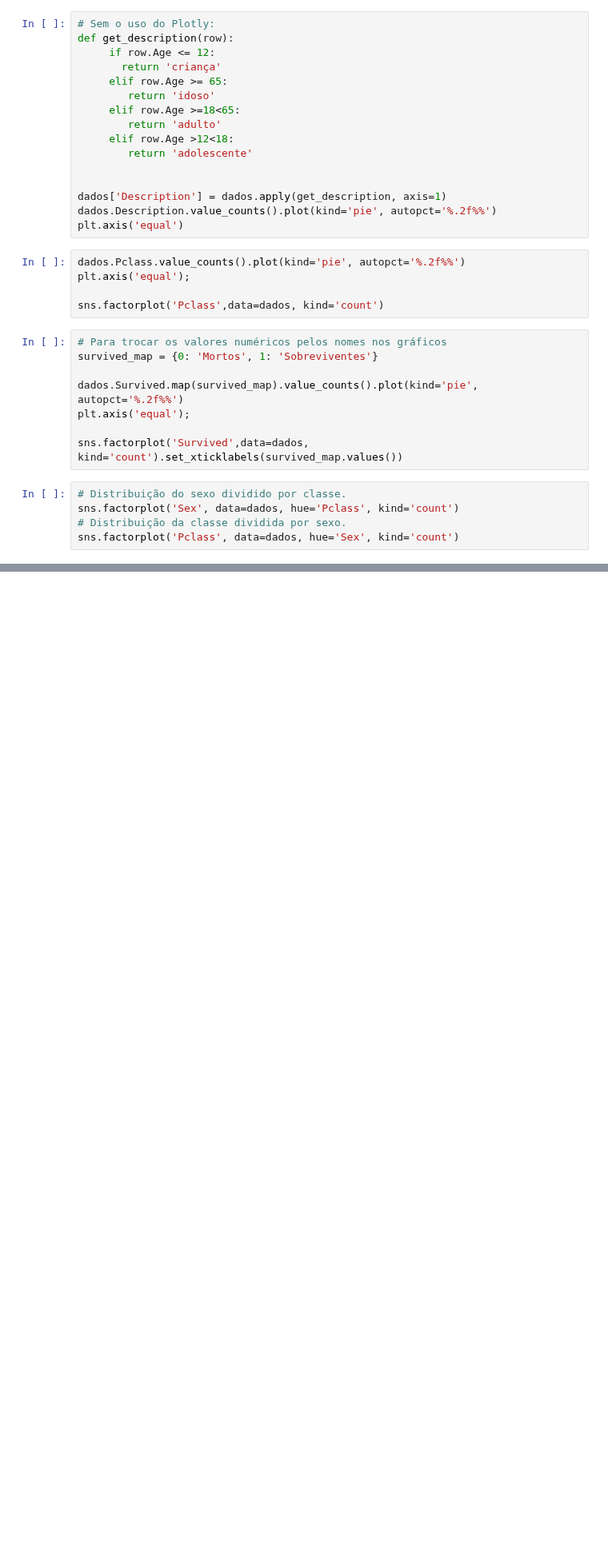
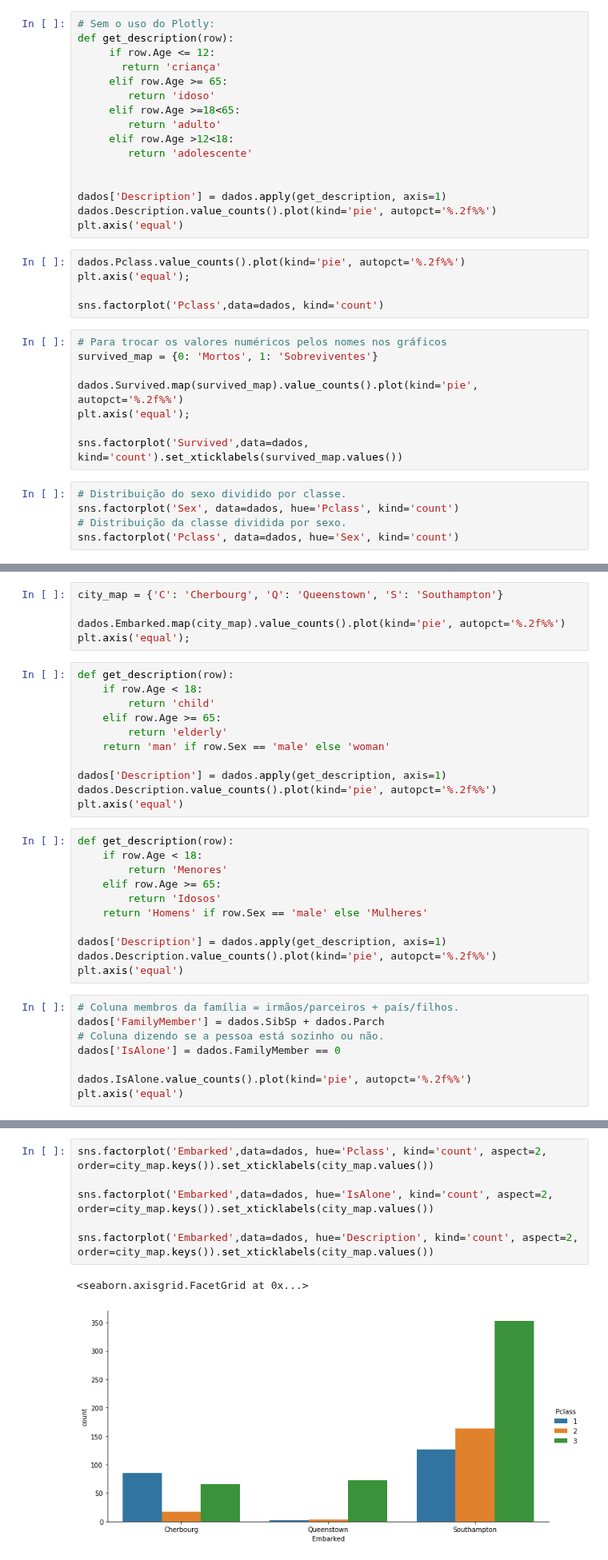
Before and after one commit to pcpiscator/Ciencia-de-dados, a Jupyter notebook: Titanic01.ipynb, the cells around one changed output, grey strips where cells are left out. Shown at 80% size. Drawn from its saved outputs; the diff is of its cells as text; blank space fills up the shorter version.

```diff
--- a/Titanic01.ipynb
+++ b/Titanic01.ipynb
@@ -208,0 +214,35 @@ sns.factorplot('Pclass', data=dados, hue='Sex', kind='count')
+# %%
+city_map = {'C': 'Cherbourg', 'Q': 'Queenstown', 'S': 'Southampton'}
+
+dados.Embarked.map(city_map).value_counts().plot(kind='pie', autopct='%.2f%%')
+plt.axis('equal');
+# %%
+def get_description(row):
+    if row.Age < 18:
+        return 'child'
+    elif row.Age >= 65:
+        return 'elderly'
+    return 'man' if row.Sex == 'male' else 'woman'
+
+dados['Description'] = dados.apply(get_description, axis=1)
+dados.Description.value_counts().plot(kind='pie', autopct='%.2f%%')
+plt.axis('equal')
+# %%
+def get_description(row):
+    if row.Age < 18:
+        return 'Menores'
+    elif row.Age >= 65:
+        return 'Idosos'
+    return 'Homens' if row.Sex == 'male' else 'Mulheres'
+
+dados['Description'] = dados.apply(get_description, axis=1)
+dados.Description.value_counts().plot(kind='pie', autopct='%.2f%%')
+plt.axis('equal')
+# %%
+# Coluna membros da família = irmãos/parceiros + país/filhos.
+dados['FamilyMember'] = dados.SibSp + dados.Parch
+# Coluna dizendo se a pessoa está sozinho ou não.
+dados['IsAlone'] = dados.FamilyMember == 0
+
+dados.IsAlone.value_counts().plot(kind='pie', autopct='%.2f%%')
+plt.axis('equal')
@@ -208,0 +253,9 @@ sns.factorplot('Pclass', data=dados, hue='Sex', kind='count')
+# %%
+sns.factorplot('Embarked',data=dados, hue='Pclass', kind='count', aspect=2, order=city_map.keys()).set_xticklabels(city_map.values())
+
+sns.factorplot('Embarked',data=dados, hue='IsAlone', kind='count', aspect=2, order=city_map.keys()).set_xticklabels(city_map.values())
+
+sns.factorplot('Embarked',data=dados, hue='Description', kind='count', aspect=2, order=city_map.keys()).set_xticklabels(city_map.values())
+# %% [output]
+<seaborn.axisgrid.FacetGrid at 0x...>
+[figure, added]
```
Also changed, not shown: parts of 9 cells of this notebook.
